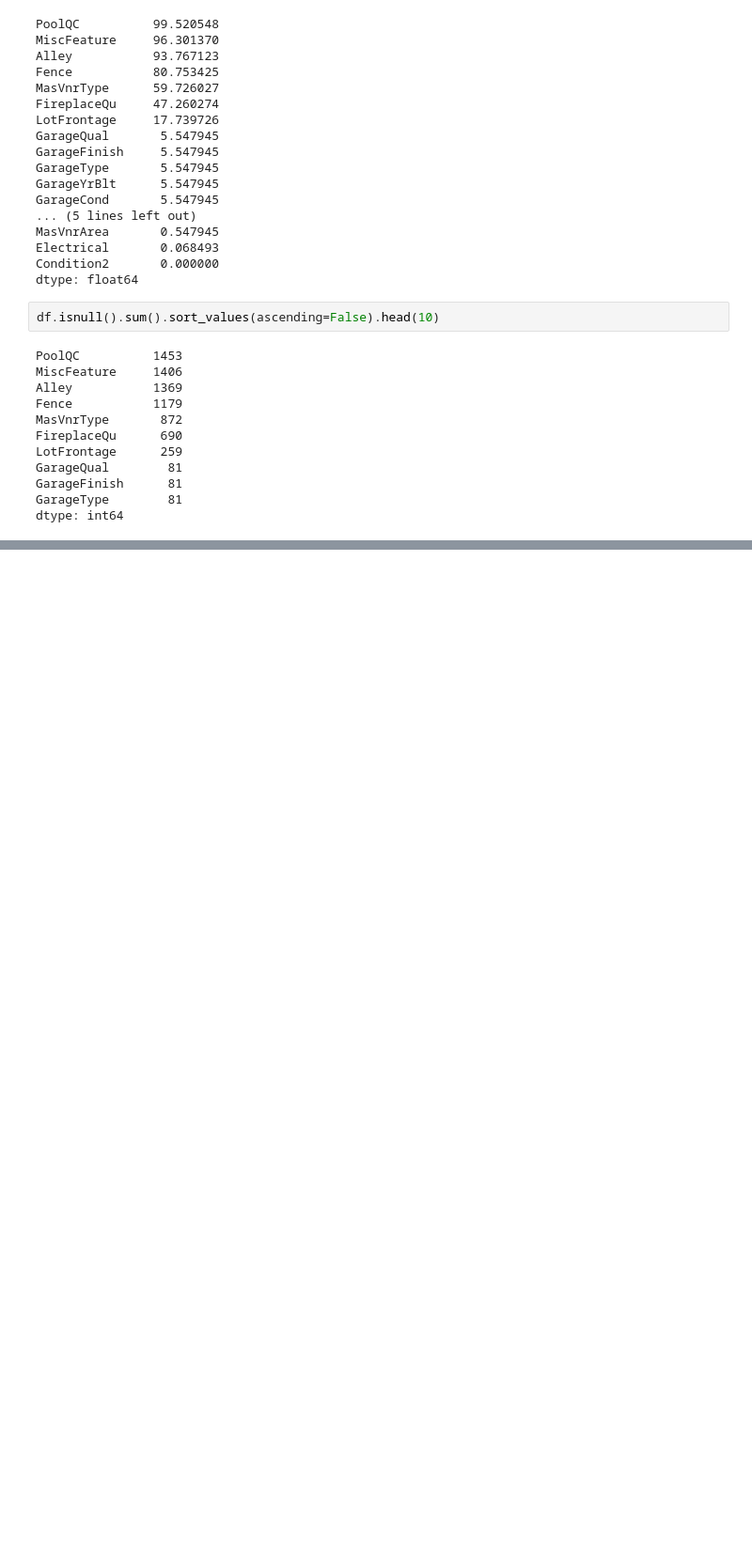
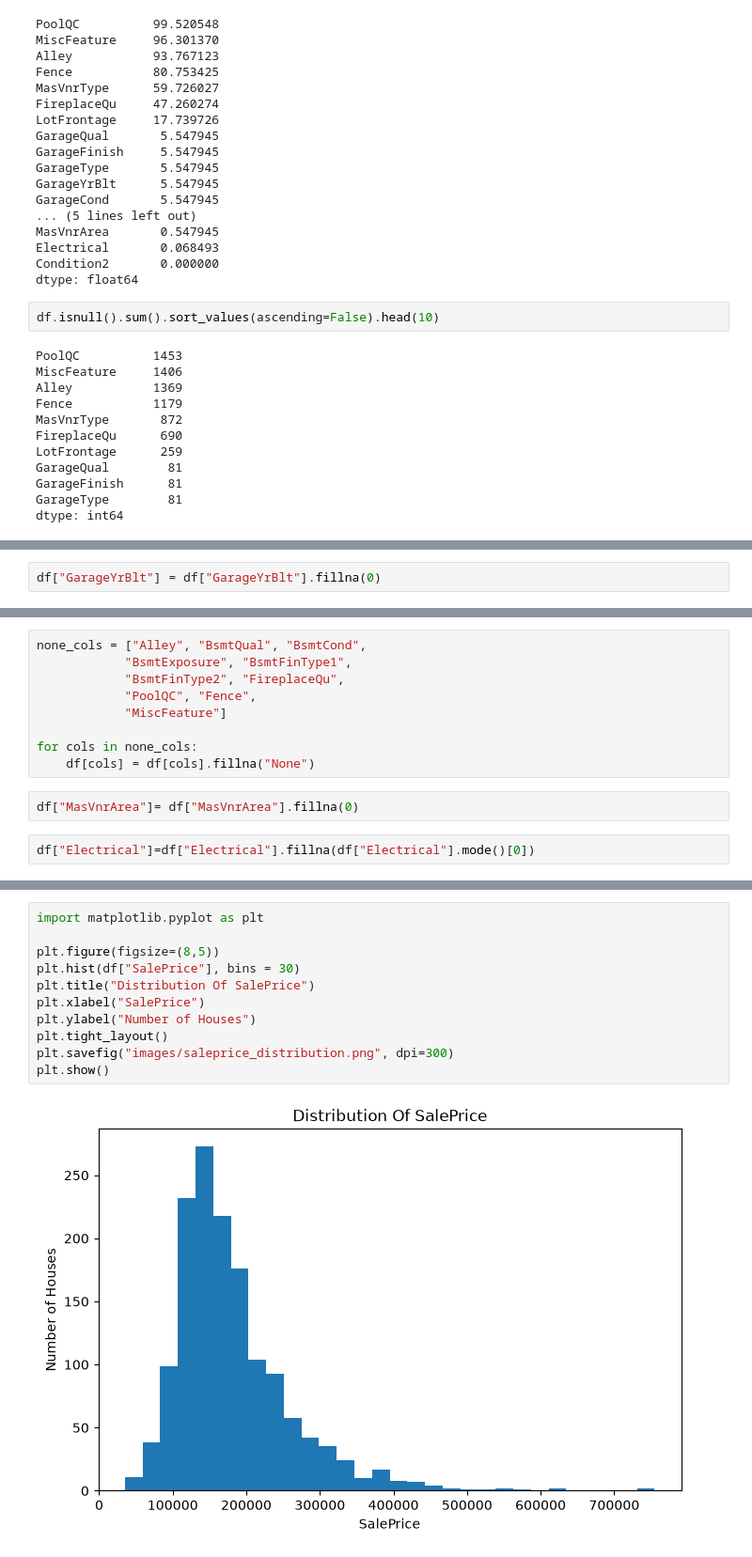
Before and after one commit to Kasias1/house-price-predictor, a Jupyter notebook: House_Price_EDA.ipynb, the cells around one changed output, grey strips where cells are left out. Shown at 94% size. Drawn from its saved outputs; the diff is of its cells as text; blank space fills up the shorter version.

Commit message:
Polished README and added EDA visualizations

```diff
--- a/House_Price_EDA.ipynb
+++ b/House_Price_EDA.ipynb
@@ -135,0 +245,2 @@ KeyError: 'MasVarType'
+# %%
+df["GarageYrBlt"] = df["GarageYrBlt"].fillna(0)
@@ -135,0 +264,13 @@ KeyError: 'MasVarType'
+# %%
+none_cols = ["Alley", "BsmtQual", "BsmtCond",
+            "BsmtExposure", "BsmtFinType1",
+            "BsmtFinType2", "FireplaceQu",
+            "PoolQC", "Fence",
+            "MiscFeature"]
+
+for cols in none_cols:
+    df[cols] = df[cols].fillna("None")
+# %%
+df["MasVnrArea"]= df["MasVnrArea"].fillna(0)
+# %%
+df["Electrical"]=df["Electrical"].fillna(df["Electrical"].mode()[0])
@@ -135,0 +314,13 @@ KeyError: 'MasVarType'
+# %%
+import matplotlib.pyplot as plt
+
+plt.figure(figsize=(8,5))
+plt.hist(df["SalePrice"], bins = 30)
+plt.title("Distribution Of SalePrice")
+plt.xlabel("SalePrice")
+plt.ylabel("Number of Houses")
+plt.tight_layout()
+plt.savefig("images/saleprice_distribution.png", dpi=300)
+plt.show()
+# %% [output]
+[figure, added]
```
Also changed, not shown: parts of 25 cells of this notebook, 8 other files.
